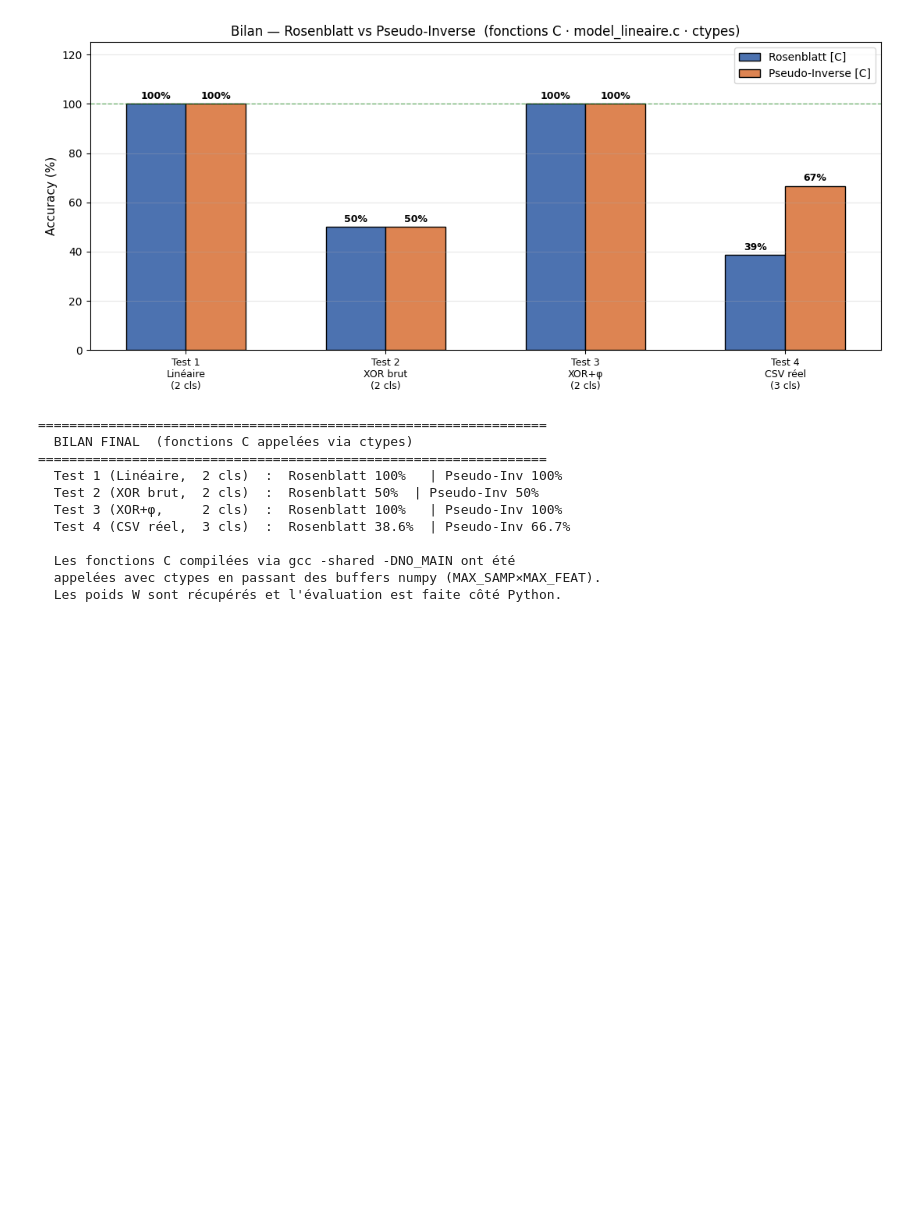
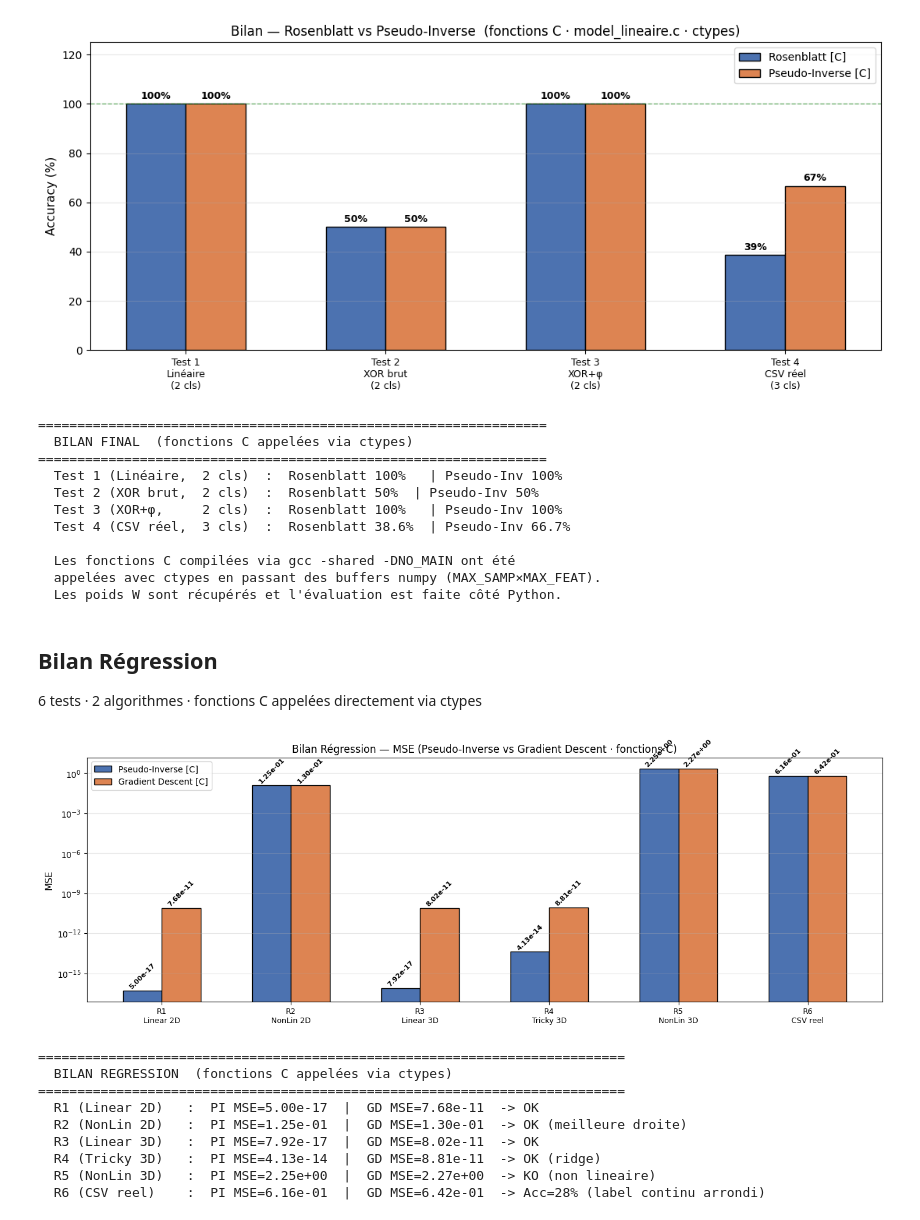
Before and after one commit to SamuelELbaz/Projet_Annuel_3IABD1_Lib_ML, a Jupyter notebook: notebook/cas_de_tests.ipynb, the cells around one changed output. Saved outputs shown, nothing was run; the diff lists cells and outputs as text; code cells hidden in the pictures; blank space fills up the shorter version.

```diff
--- a/notebook/cas_de_tests.ipynb
+++ b/notebook/cas_de_tests.ipynb
@@ -789,3 +990,70 @@ print("  Les poids W sont récupérés et l'évaluation est faite côté Python.
   Les fonctions C compilées via gcc -shared -DNO_MAIN ont été
   appelées avec ctypes en passant des buffers numpy (MAX_SAMP×MAX_FEAT).
   Les poids W sont récupérés et l'évaluation est faite côté Python.
+# %% [markdown]
+## Bilan Régression
+
+6 tests · 2 algorithmes · fonctions C appelées directement via ctypes
+# %%
+
+mse_r_pi = [
+    mse_py(W_r1_pi, X_r1, Y_r1),
+    mse_py(W_r2_pi, X_r2, Y_r2),
+    mse_py(W_r3_pi, X_r3, Y_r3),
+    mse_py(W_r4_pi, X_r4, Y_r4),
+    mse_py(W_r5_pi, X_r5, Y_r5),
+    mse_r6_pi,
+]
+mse_r_gd = [
+    mse_py(W_r1_gd, X_r1, Y_r1),
+    mse_py(W_r2_gd, X_r2, Y_r2),
+    mse_py(W_r3_gd, X_r3, Y_r3),
+    mse_py(W_r4_gd, X_r4, Y_r4),
+    mse_py(W_r5_gd, X_r5, Y_r5),
+    mse_r6_gd,
+]
+reg_labels = ["R1\nLinear 2D", "R2\nNonLin 2D", "R3\nLinear 3D",
+              "R4\nTricky 3D", "R5\nNonLin 3D", "R6\nCSV reel"]
+x = np.arange(len(reg_labels))
+w = 0.3
+
+fig, ax = plt.subplots(figsize=(14, 5))
+br = ax.bar(x-w/2, mse_r_pi, w, label='Pseudo-Inverse [C]', color='#4C72B0', edgecolor='k')
+bp = ax.bar(x+w/2, mse_r_gd, w, label='Gradient Descent [C]', color='#DD8452', edgecolor='k')
+
+for bar in list(br) + list(bp):
+    h = bar.get_height()
+    ax.text(bar.get_x()+bar.get_width()/2, h*1.1, f"{h:.2e}",
+            ha='center', va='bottom', fontsize=8, fontweight='bold', rotation=45)
+
+ax.set_xticks(x)
+ax.set_xticklabels(reg_labels, fontsize=9)
+ax.set_ylabel("MSE")
+ax.set_yscale('log')
+ax.set_title("Bilan Régression — MSE (Pseudo-Inverse vs Gradient Descent · fonctions C)", fontsize=12)
+ax.legend(fontsize=10)
+ax.grid(axis='y', alpha=0.3)
+plt.tight_layout()
+plt.show()
+
+print()
+print("=" * 75)
+print("  BILAN REGRESSION  (fonctions C appelées via ctypes)")
+print("=" * 75)
+ok_list = ["OK", "OK (meilleure droite)", "OK", "OK (ridge)", "KO (non lineaire)",
+           f"Acc={acc_r6_pi:.0f}% (label continu arrondi)"]
+for i, (lbl, o) in enumerate(zip(
+    ["R1 (Linear 2D)   ", "R2 (NonLin 2D)   ", "R3 (Linear 3D)   ",
+     "R4 (Tricky 3D)   ", "R5 (NonLin 3D)   ", "R6 (CSV reel)    "], ok_list)):
+    print(f"  {lbl}:  PI MSE={mse_r_pi[i]:.2e}  |  GD MSE={mse_r_gd[i]:.2e}  -> {o}")
+# %% [output]
+[figure, added]
+===========================================================================
+  BILAN REGRESSION  (fonctions C appelées via ctypes)
+===========================================================================
+  R1 (Linear 2D)   :  PI MSE=5.00e-17  |  GD MSE=7.68e-11  -> OK
+  R2 (NonLin 2D)   :  PI MSE=1.25e-01  |  GD MSE=1.30e-01  -> OK (meilleure droite)
+  R3 (Linear 3D)   :  PI MSE=7.92e-17  |  GD MSE=8.02e-11  -> OK
+  R4 (Tricky 3D)   :  PI MSE=4.13e-14  |  GD MSE=8.81e-11  -> OK (ridge)
+  R5 (NonLin 3D)   :  PI MSE=2.25e+00  |  GD MSE=2.27e+00  -> KO (non lineaire)
+  R6 (CSV reel)    :  PI MSE=6.16e-01  |  GD MSE=6.42e-01  -> Acc=28% (label continu arrondi)
```
Also changed, not shown: parts of 10 cells of this notebook.
